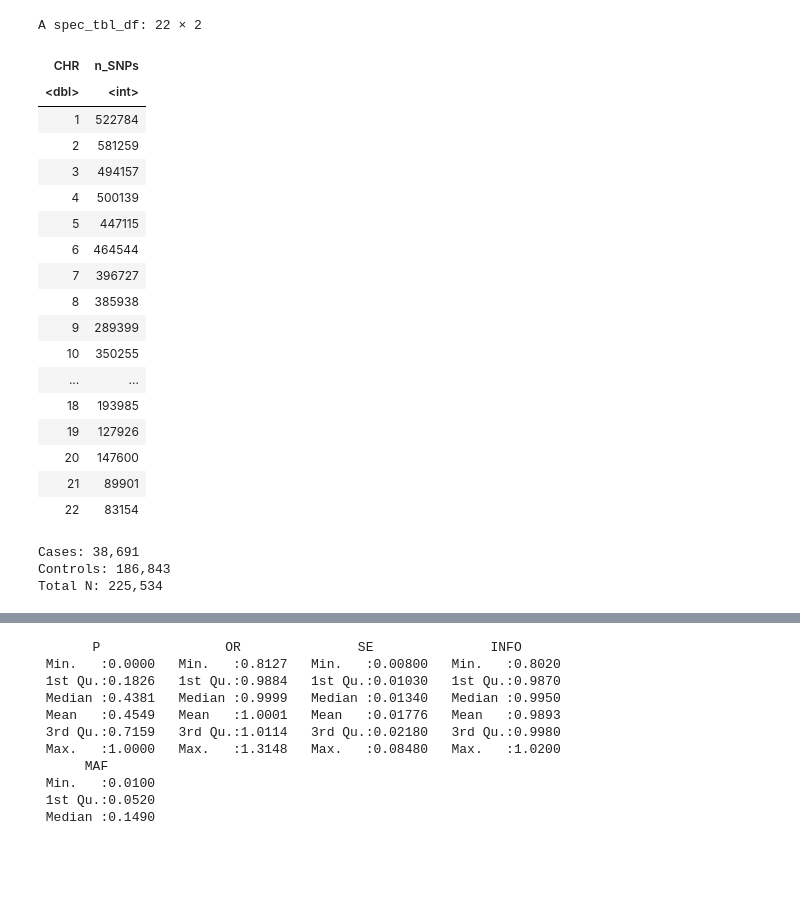
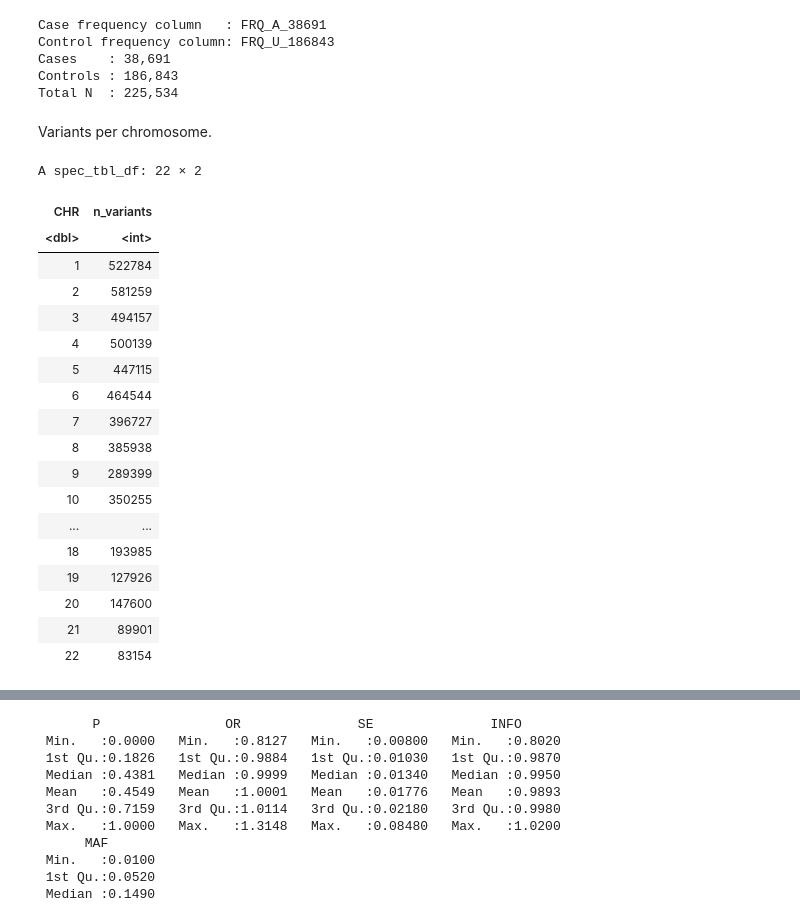
Before and after one commit to SamueleSoraggi/post-gwas-analysis_course, a Jupyter notebook: Notebooks/00_explore_gwas_sumstats.ipynb, the cells around one changed output, grey strips where cells are left out. Saved outputs shown, nothing was run; the diff lists cells and outputs as text; code cells hidden in the pictures; blank space fills up the shorter version.

```diff
--- a/Notebooks/00_explore_gwas_sumstats.ipynb
+++ b/Notebooks/00_explore_gwas_sumstats.ipynb
@@ -106,15 +128,33 @@ A first pass should answer three questions: how many variants are present, how t
+# %%
+frq_case_col <- grep("^FRQ_A", names(sumstats), value = TRUE)
+frq_ctrl_col <- grep("^FRQ_U", names(sumstats), value = TRUE)
+
+n_cases    <- sumstats$Nca[1]
+n_controls <- sumstats$Nco[1]
+
+cat(sprintf("Case frequency column   : %s\n", frq_case_col))
+cat(sprintf("Control frequency column: %s\n", frq_ctrl_col))
+cat(sprintf("Cases    : %s\nControls : %s\nTotal N  : %s\n",
+            format(n_cases,    big.mark = ","),
+            format(n_controls, big.mark = ","),
+            format(n_cases + n_controls, big.mark = ",")))
+# %% [output]
+Case frequency column   : FRQ_A_38691
+Control frequency column: FRQ_U_186843
+Cases    : 38,691
+Controls : 186,843
+Total N  : 225,534
+# %% [markdown]
+Variants per chromosome.
 # %%
 snps_per_chr <- sumstats %>%
-  count(CHR, name = "n_SNPs") %>%
+  count(CHR, name = "n_variants") %>%
   arrange(CHR)
 
-n_cases <- sumstats$Nca[1]
-n_controls <- sumstats$Nco[1]
-
 snps_per_chr
 # %% [output]
 A spec_tbl_df: 22 × 2
-| CHR | n_SNPs |
+| CHR | n_variants |
 | <dbl> | <int> |
 | 1 | 522784 |
 | 2 | 581259 |
@@ -132,12 +172,3 @@ A spec_tbl_df: 22 × 2
 | 20 | 147600 |
 | 21 | 89901 |
 | 22 | 83154 |
-# %%
-cat(sprintf("Cases: %s\nControls: %s\nTotal N: %s\n",
-            format(n_cases, big.mark = ","),
-            format(n_controls, big.mark = ","),
-            format(n_cases + n_controls, big.mark = ",")))
-# %% [output]
-Cases: 38,691
-Controls: 186,843
-Total N: 225,534
```
Also changed, not shown: parts of 54 cells of this notebook, 7 other files.
